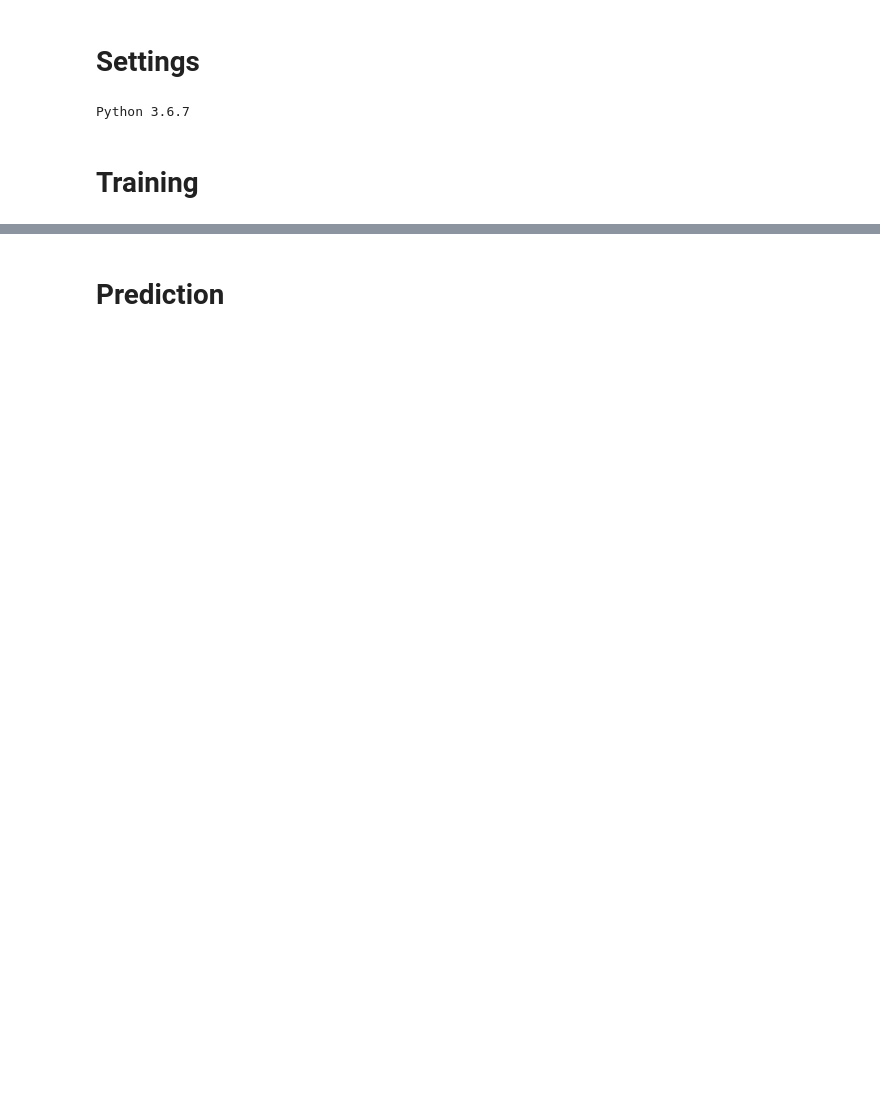
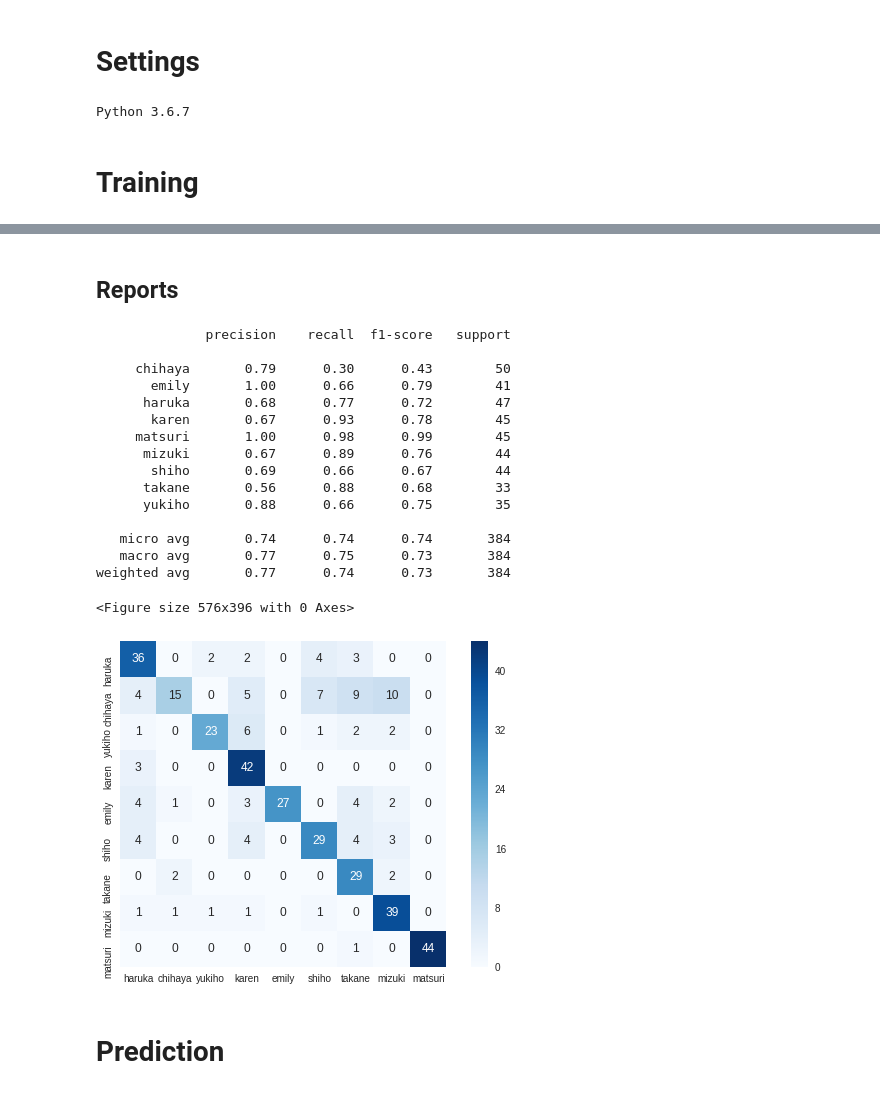
Before and after one commit to skypenguins/MillionLive-Idol-Prediction-with-PyTorch, a Jupyter notebook: millionlive_idol_prediction_pytorch_cuda.ipynb, the cells around one changed output, grey strips where cells are left out. Drawn from its saved outputs; the diff is of its cells as text; code cells hidden in the pictures; blank space fills up the shorter version.

```diff
--- a/millionlive_idol_prediction_pytorch_cuda.ipynb
+++ b/millionlive_idol_prediction_pytorch_cuda.ipynb
@@ -348,2 +357,24 @@ weighted avg       0.78      0.76      0.76       307
+# %% [markdown]
+## Reports
+# %%
+result_report(model, test_loader)
+# %% [output]
+              precision    recall  f1-score   support
+
+     chihaya       0.79      0.30      0.43        50
+       emily       1.00      0.66      0.79        41
+      haruka       0.68      0.77      0.72        47
+       karen       0.67      0.93      0.78        45
+     matsuri       1.00      0.98      0.99        45
+      mizuki       0.67      0.89      0.76        44
+       shiho       0.69      0.66      0.67        44
+      takane       0.56      0.88      0.68        33
+      yukiho       0.88      0.66      0.75        35
+
+   micro avg       0.74      0.74      0.74       384
+   macro avg       0.77      0.75      0.73       384
+weighted avg       0.77      0.74      0.73       384
+<Figure size 576x396 with 0 Axes>
+[figure, added]
 # %% [markdown]
 # Prediction
```
Also changed, not shown: parts of 11 cells of this notebook.
